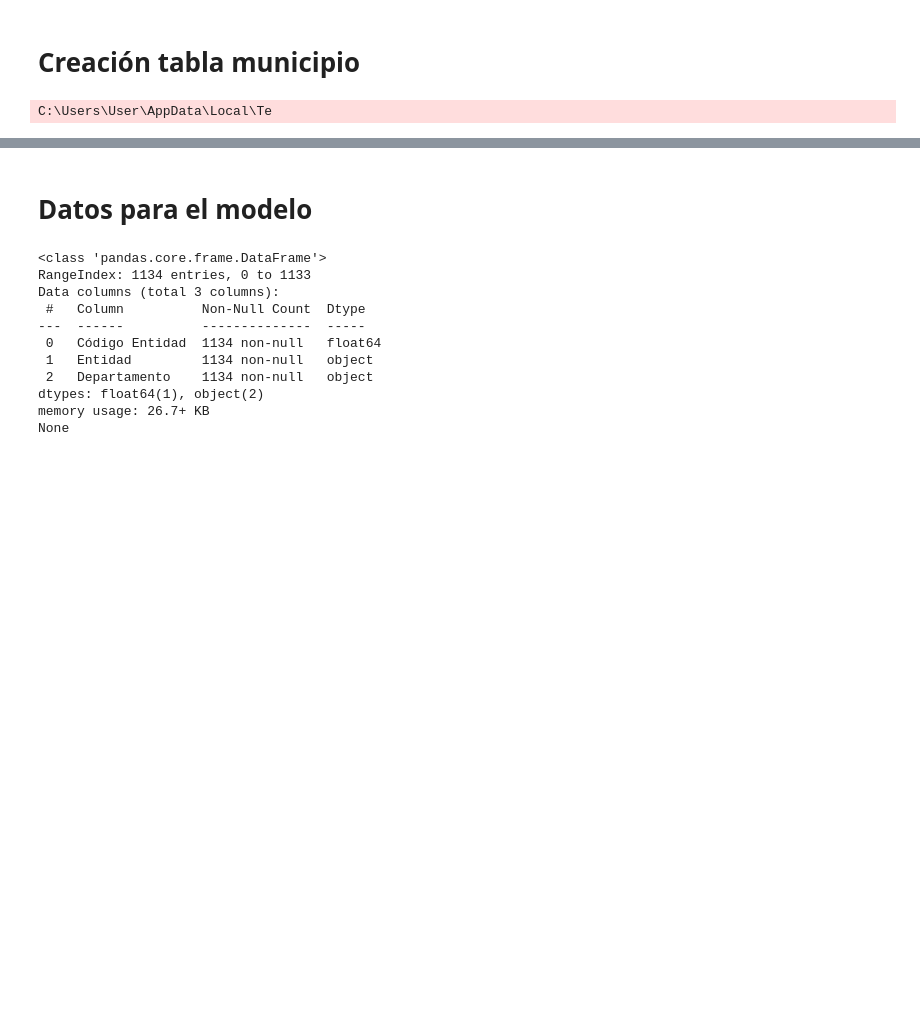
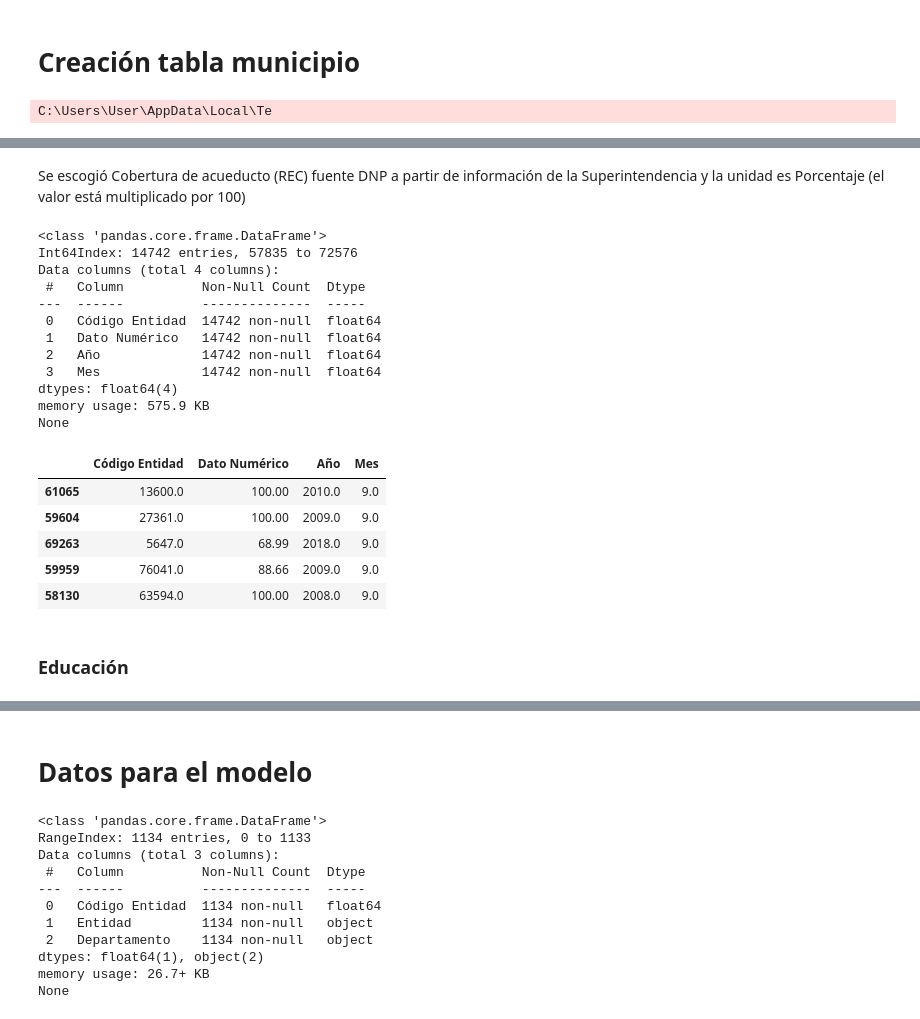
Before and after one commit to JESUSDAVIDBARRIOS/repo_labs_BI, a Jupyter notebook: proyecto2/procesamiento_datos/entendimiento_procesamiento.ipynb, the cells around one changed output, grey strips where cells are left out. Drawn from its saved outputs; the diff is of its cells as text; code cells hidden in the pictures; blank space fills up the shorter version.

```diff
--- a/proyecto2/procesamiento_datos/entendimiento_procesamiento.ipynb
+++ b/proyecto2/procesamiento_datos/entendimiento_procesamiento.ipynb
@@ -579,0 +674,31 @@ None
+# %% [markdown]
+Se escogió Cobertura de acueducto (REC) fuente DNP a partir de información de la Superintendencia y la unidad es Porcentaje (el valor está multiplicado por 100)
+# %%
+# En df_desempleo eliminar filas donde 'Indicador' no sea igual a 'MDM'
+df_vivienda = df_vivienda[df_vivienda['Indicador'] == 'Cobertura de acueducto (REC)']
+# %%
+df_vivienda.drop(['Indicador', 'Subcategoría', 'Dimensión', 'Fuente', 'Unidad de Medida', 'Dato Cualitativo'], axis=1, inplace=True)
+# %%
+print(df_vivienda.info())
+df_vivienda.sample(5)
+# %% [output]
+<class 'pandas.core.frame.DataFrame'>
+Int64Index: 14742 entries, 57835 to 72576
+Data columns (total 4 columns):
+ #   Column          Non-Null Count  Dtype
+---  ------          --------------  -----
+ 0   Código Entidad  14742 non-null  float64
+ 1   Dato Numérico   14742 non-null  float64
+ 2   Año             14742 non-null  float64
+ 3   Mes             14742 non-null  float64
+dtypes: float64(4)
+memory usage: 575.9 KB
+None
+|  | Código Entidad | Dato Numérico | Año | Mes |
+| 61065 | 13600.0 | 100.00 | 2010.0 | 9.0 |
+| 59604 | 27361.0 | 100.00 | 2009.0 | 9.0 |
+| 69263 | 5647.0 | 68.99 | 2018.0 | 9.0 |
+| 59959 | 76041.0 | 88.66 | 2009.0 | 9.0 |
+| 58130 | 63594.0 | 100.00 | 2008.0 | 9.0 |
+# %% [markdown]
+### Educación
```
Also changed, not shown: parts of 62 cells of this notebook.
